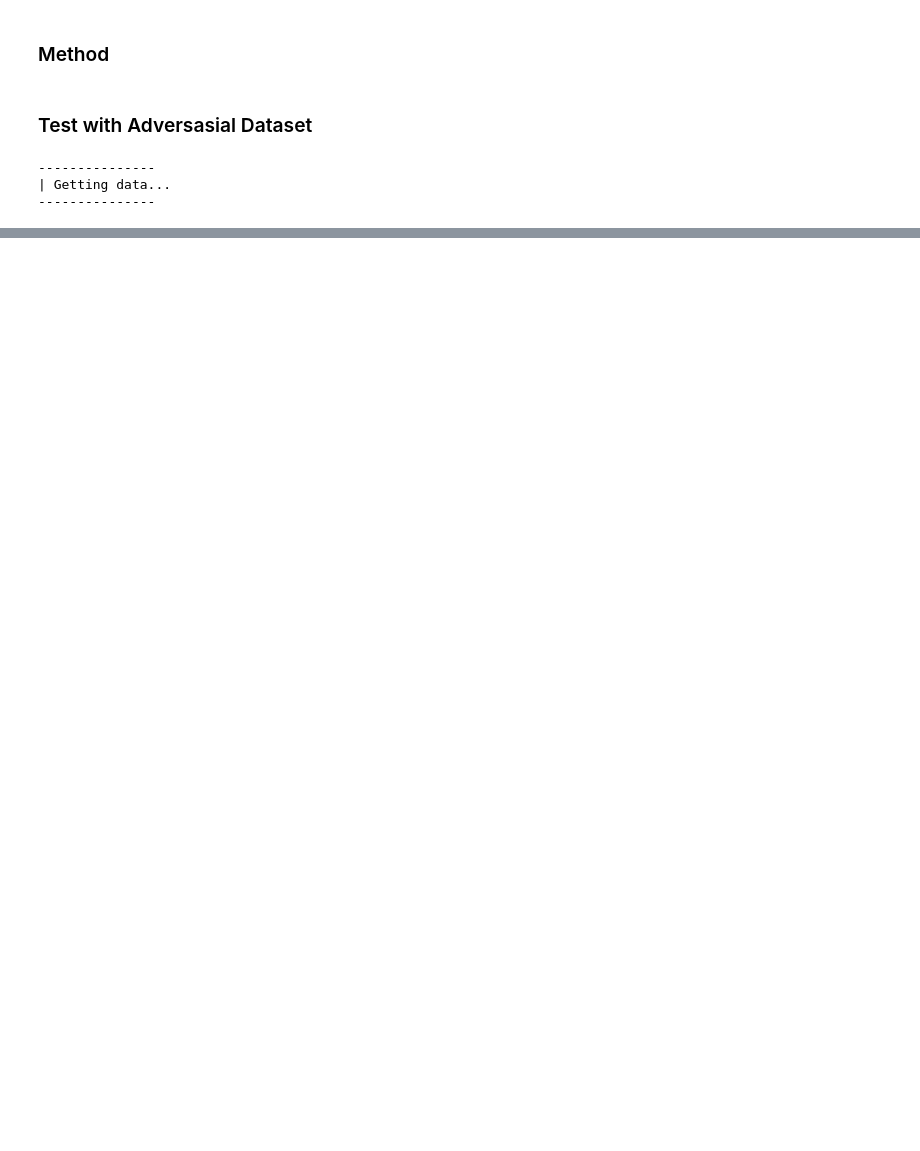
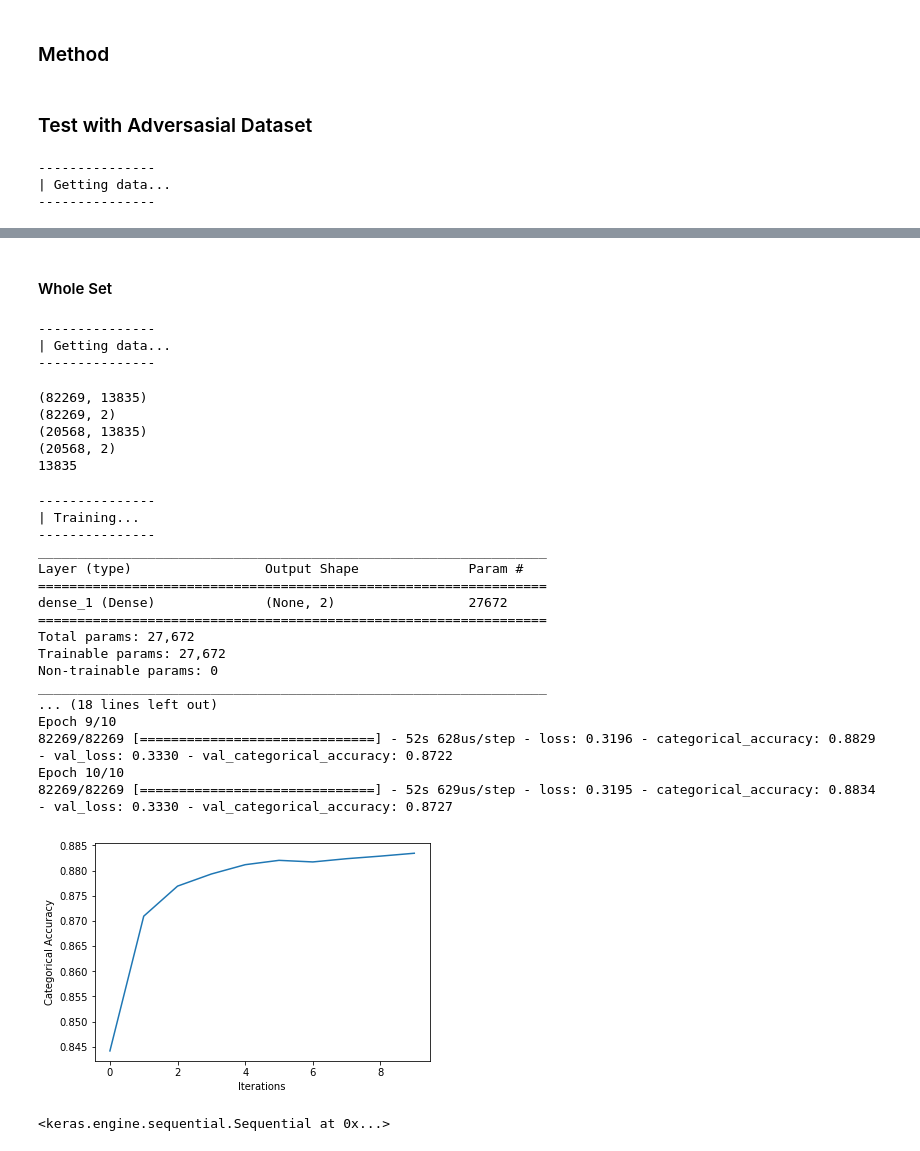
Before and after one commit to vwslz/Adversarial-Product-Review-Generation-with-Word-Replacements, a Jupyter notebook: LR.ipynb, the cells around one changed output, grey strips where cells are left out. Saved outputs shown, nothing was run; the diff lists cells and outputs as text; code cells hidden in the pictures; blank space fills up the shorter version.

```diff
--- a/LR.ipynb
+++ b/LR.ipynb
@@ -204,0 +258,47 @@ avg / total       0.81      0.80      0.80     20568
+# %% [markdown]
+#### Whole Set
+# %%
+mixeddataname = "mixed.pkl"
+num_adv = 20568
+name_model = 'LR.h5'
+# %%
+X, Y, X_adv, Y_adv, X_adv1, Y_adv1, X_adv2, Y_adv2, X_adv3, Y_adv3, dim_input = getData(mixeddataname)
+X_train, X_test, Y_train, Y_test = train_test_split(X, Y, test_size=0.2, random_state=42)
+# %% [output]
+---------------
+| Getting data...
+---------------
+# %%
+print(X_train.shape)
+print(Y_train.shape)
+print(X_test.shape)
+print(Y_test.shape)
+print(dim_input)
+# %% [output]
+(82269, 13835)
+(82269, 2)
+(20568, 13835)
+(20568, 2)
+13835
+# %%
+train(X_train, X_test, Y_train, Y_test, dim_input, size_batch, num_epoch, name_model)
+# %% [output]
+---------------
+| Training...
+---------------
+_________________________________________________________________
+Layer (type)                 Output Shape              Param #
+=================================================================
+dense_1 (Dense)              (None, 2)                 27672
+=================================================================
+Total params: 27,672
+Trainable params: 27,672
+Non-trainable params: 0
+_________________________________________________________________
+... (18 lines left out)
+Epoch 9/10
+82269/82269 [==============================] - 52s 628us/step - loss: 0.3196 - categorical_accuracy: 0.8829 - val_loss: 0.3330 - val_categorical_accuracy: 0.8722
+Epoch 10/10
+82269/82269 [==============================] - 52s 629us/step - loss: 0.3195 - categorical_accuracy: 0.8834 - val_loss: 0.3330 - val_categorical_accuracy: 0.8727
+[figure, added]
+<keras.engine.sequential.Sequential at 0x...>
```
Also changed, not shown: parts of 17 cells of this notebook, 5 other files.
